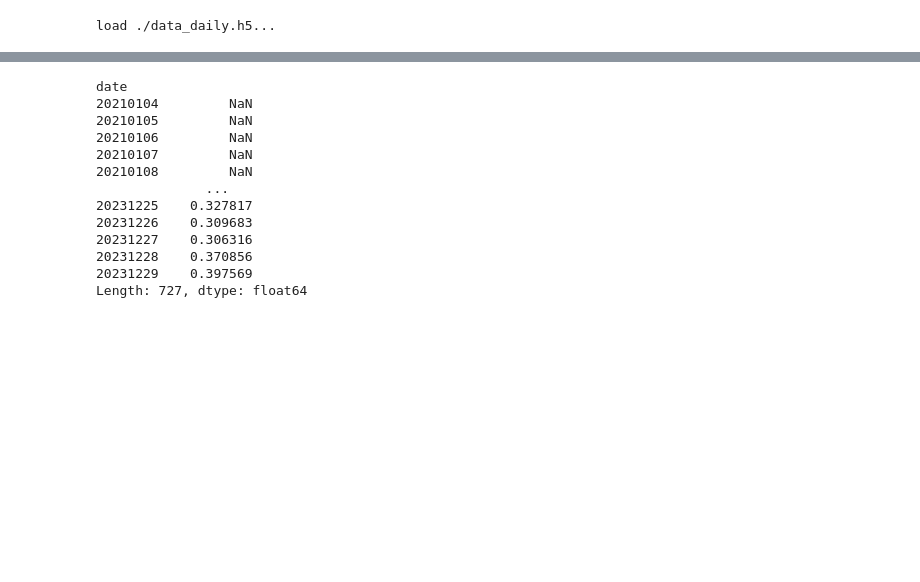
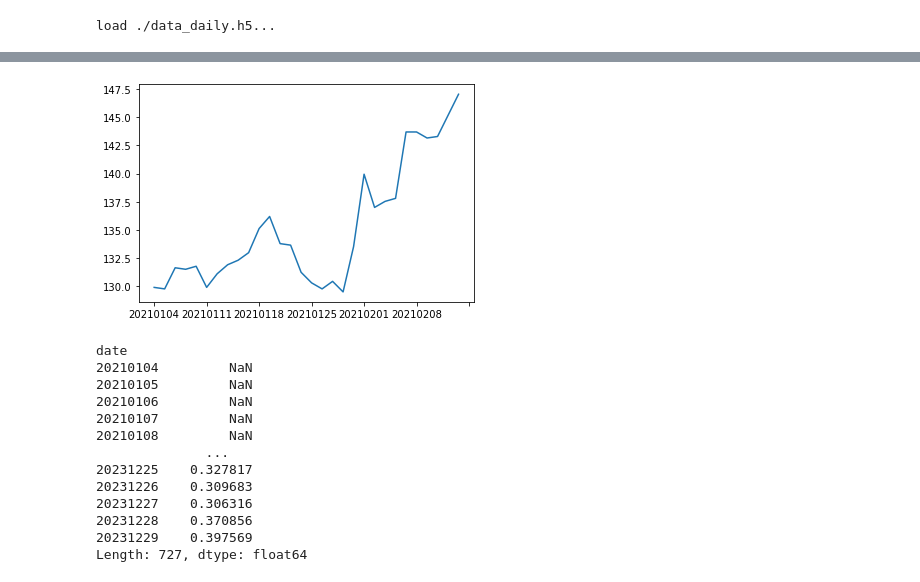
Before and after one commit to ForestMayJun/Quant_v3, a Jupyter notebook: alpha_oct/alpha_bs_ticker.ipynb, the cells around one changed output, grey strips where cells are left out. Drawn from its saved outputs; the diff is of its cells as text; code cells hidden in the pictures; blank space fills up the shorter version.

```diff
--- a/alpha_oct/alpha_bs_ticker.ipynb
+++ b/alpha_oct/alpha_bs_ticker.ipynb
@@ -91,3 +108,8 @@ b_s_l_ratio
+# %%
+clo_eg.plot()
+plt.show()
+# %% [output]
+[figure, added]
 # %%
 # b_s_l_ratio.to_csv(factor_path + 'b_s_l_ratio.csv')
 # %%
```
Also changed, not shown: parts of 22 cells of this notebook, 7 other files.
